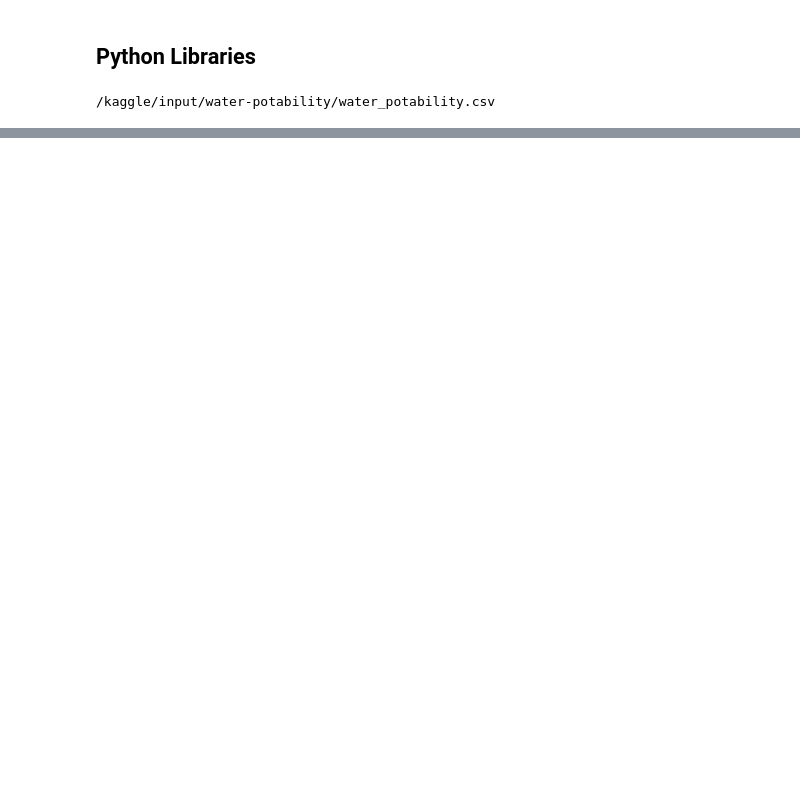
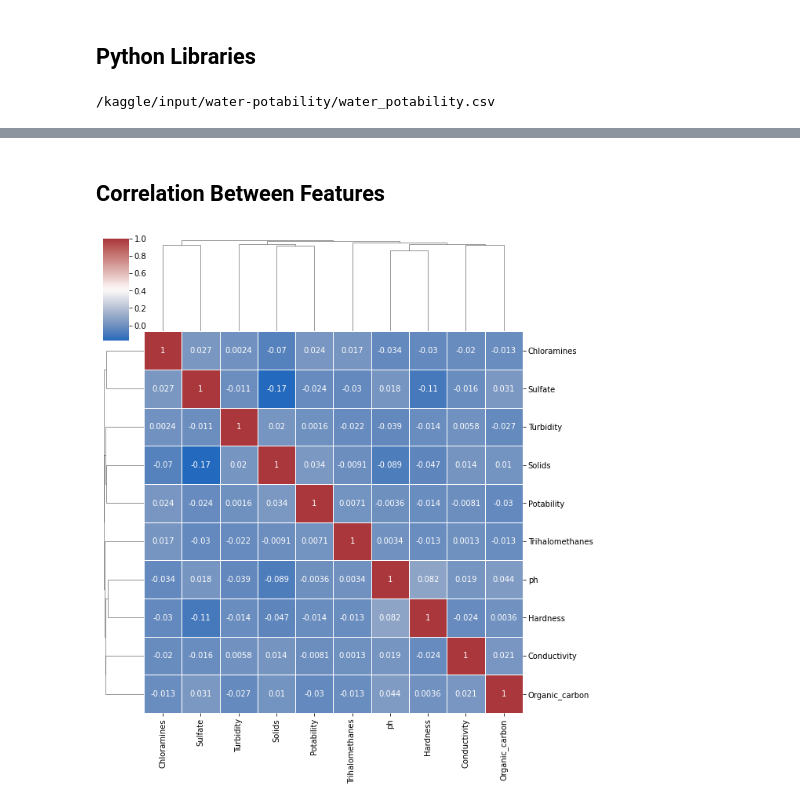
Before and after one commit to MSBurakS/Water-Quality-Explanatory-Data-Analysis-My-Pract, a Jupyter notebook: water-quality-explanatory-data-analysis-my-pract.ipynb, the cells around one changed output, grey strips where cells are left out. Cells and saved outputs as stored; diff of their text form; code cells hidden in the pictures; blank space fills up the shorter version.

Commit message:
Kaggle Notebook | Water Quality Explanatory Data Analysis & My Pract | Version 2

```diff
--- a/water-quality-explanatory-data-analysis-my-pract.ipynb
+++ b/water-quality-explanatory-data-analysis-my-pract.ipynb
@@ -55,0 +80,2 @@ from sklearn import tree
+# %%
+df = pd.read_csv("/kaggle/input/water-potability/water_potability.csv")
@@ -55,0 +136,8 @@ from sklearn import tree
+# %% [markdown]
+<a id=5></a>
+## Correlation Between Features
+# %%
+sns.clustermap(df.corr(), cmap = "vlag", dendrogram_ratio = (0.1, 0.2), annot = True, linewidths = .8, figsize = (9,10))
+plt.show()
+# %% [output]
+[figure, added]
```
Also changed, not shown: parts of 25 cells of this notebook.
